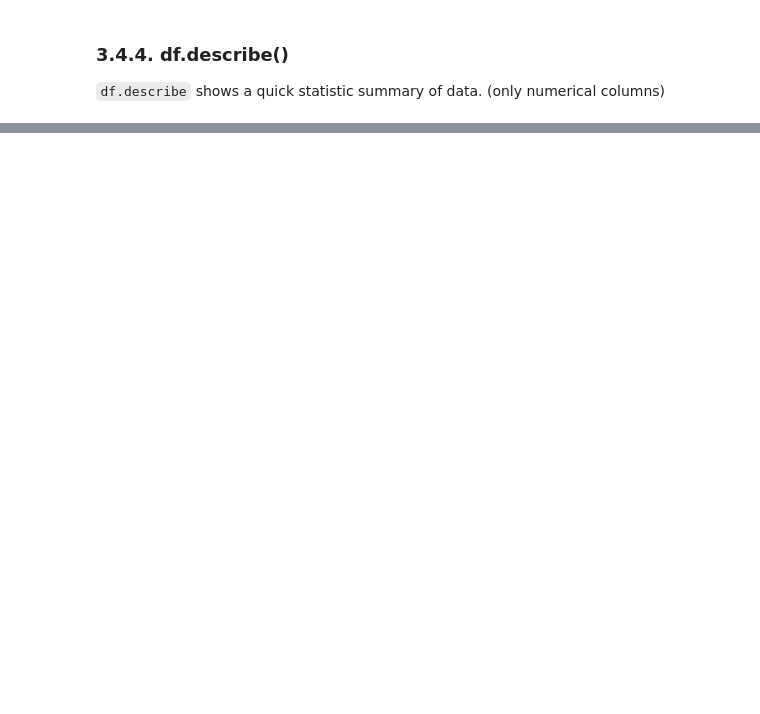
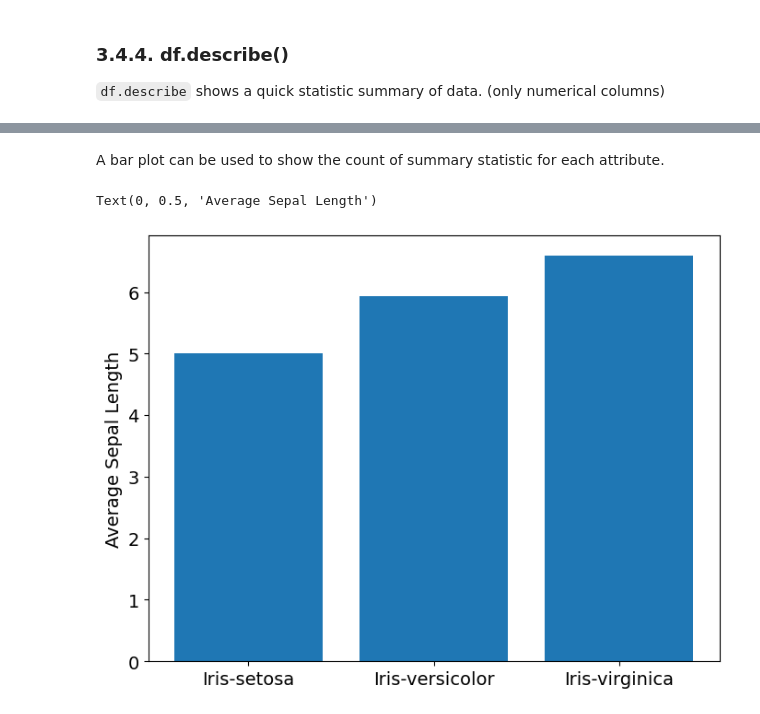
Before and after one commit to andymogul/BA_python_tutorial, a Jupyter notebook: statistics_lab.ipynb, the cells around one changed output, grey strips where cells are left out. Drawn from its saved outputs; the diff is of its cells as text; code cells hidden in the pictures; blank space fills up the shorter version.

```diff
--- a/statistics_lab.ipynb
+++ b/statistics_lab.ipynb
@@ -986,0 +1413,8 @@ df.describe()
+# %% [markdown]
+A bar plot can be used to show the count of summary statistic for each attribute.
+# %%
+plt.bar(data["class"].unique(), data.groupby("class")["sepal length"].mean())
+plt.ylabel("Average Sepal Length")
+# %% [output]
+Text(0, 0.5, 'Average Sepal Length')
+[figure, added]
```
Also changed, not shown: parts of 113 cells of this notebook, 4 other files.
